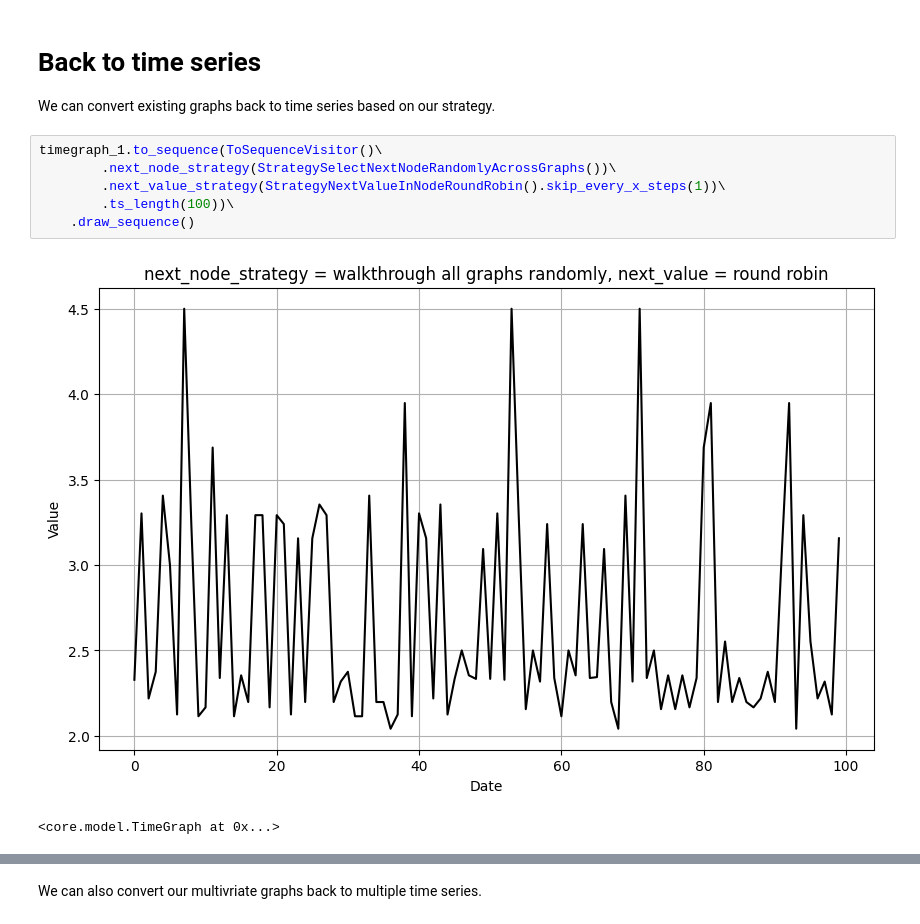
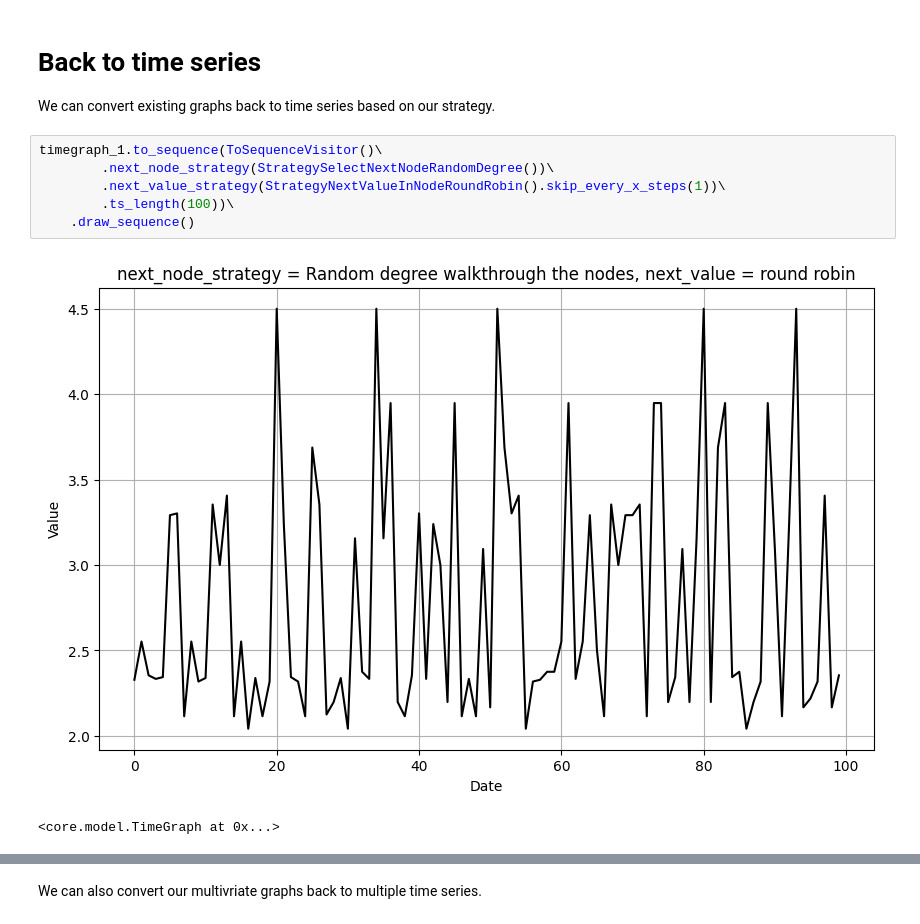
Before and after one commit to zangrcar/ts2g2, a Jupyter notebook: docs/tutorial.ipynb, the cells around one changed output, grey strips where cells are left out. Cells and saved outputs as stored; diff of their text form.

Commit message:
Experiment to compare graph and timeseries embeddings.

```diff
--- a/docs/tutorial.ipynb
+++ b/docs/tutorial.ipynb
@@ -90,12 +117,12 @@ timegraph_4 = Timeseries(CsvFile(apple_path, "Close").from_csv())\
 We can convert existing graphs back to time series based on our strategy.
 # %%
 timegraph_1.to_sequence(ToSequenceVisitor()\
-        .next_node_strategy(StrategySelectNextNodeRandomlyAcrossGraphs())\
+        .next_node_strategy(StrategySelectNextNodeRandomDegree())\
         .next_value_strategy(StrategyNextValueInNodeRoundRobin().skip_every_x_steps(1))\
         .ts_length(100))\
     .draw_sequence()
 # %% [output]
-[figure, old version]
+[figure, new version]
 <core.model.TimeGraph at 0x...>
 # %%
 timegraph_2.to_sequence(ToSequenceVisitorSlidingWindow()\
```
Also changed, not shown: parts of 10 cells of this notebook, 30 other files.
